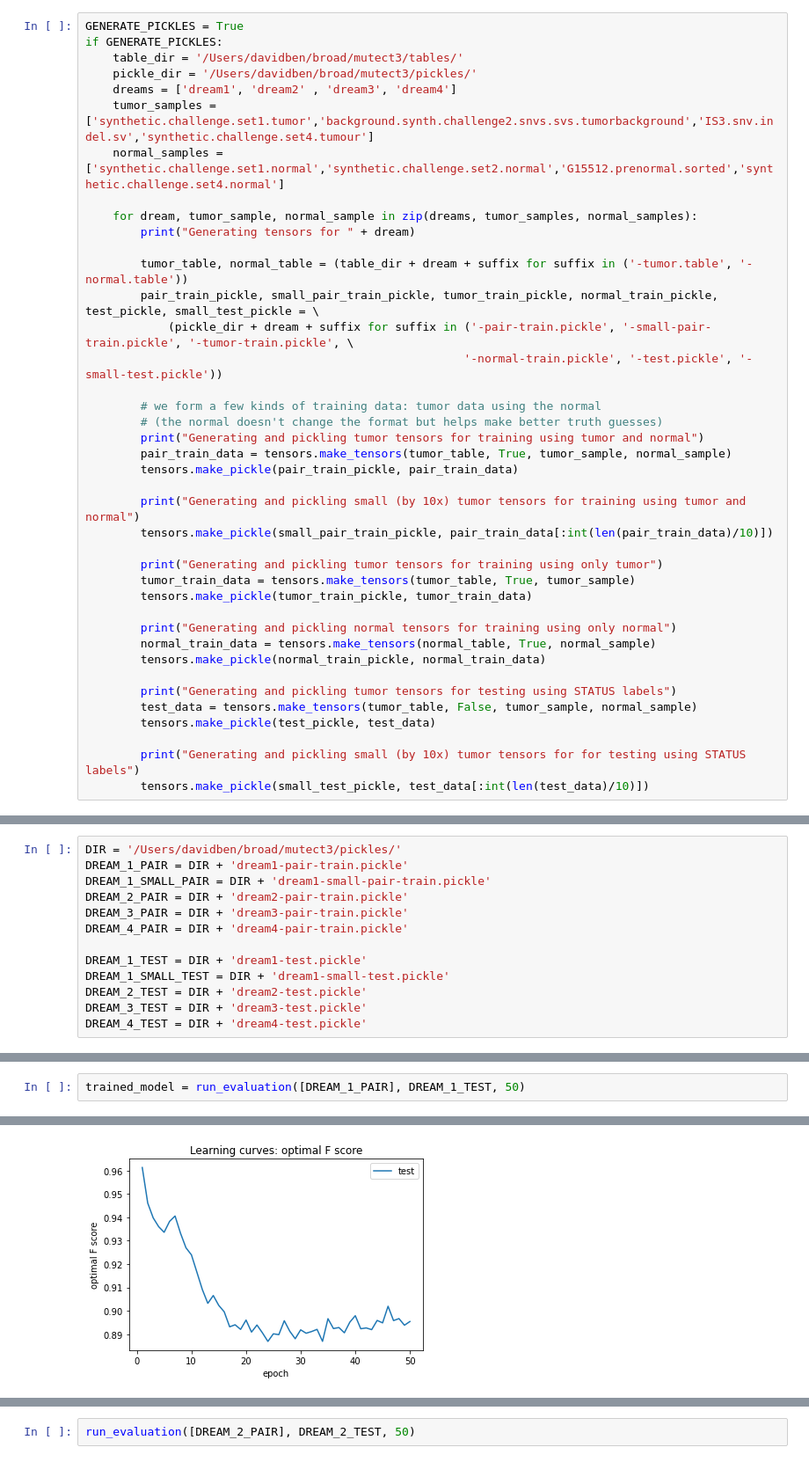
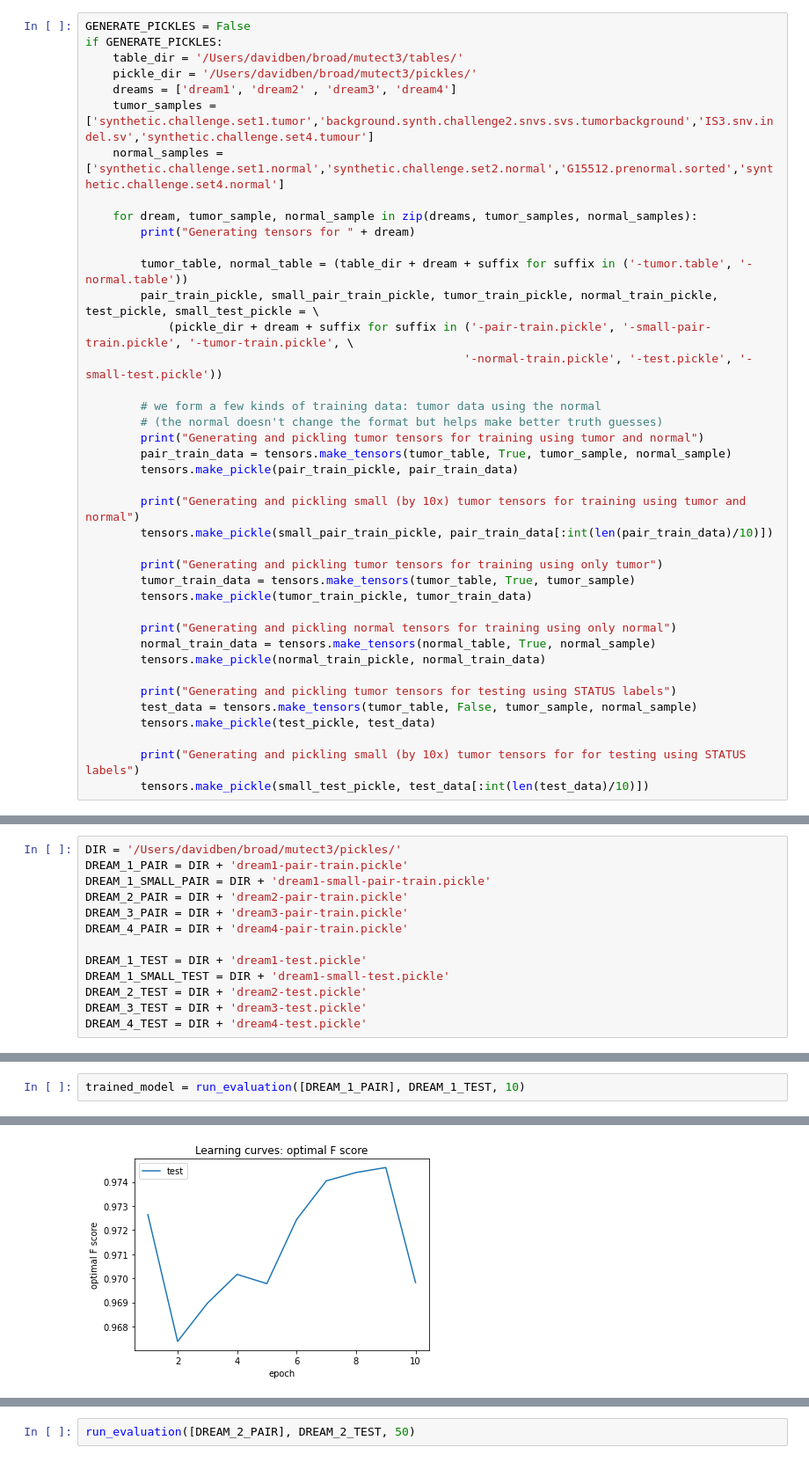
Before and after one commit to davidbenjamin/permutect, a Jupyter notebook: mutect3.ipynb, the cells around one changed output, grey strips where cells are left out. Shown at 88% size. Saved outputs shown, nothing was run; the diff lists cells and outputs as text.

```diff
--- a/mutect3.ipynb
+++ b/mutect3.ipynb
@@ -4,7 +4,7 @@ from mutect3 import data, validation, tensors, networks
 
 %matplotlib inline
 # %%
-GENERATE_PICKLES = True
+GENERATE_PICKLES = False
 if GENERATE_PICKLES:
     table_dir = '/Users/davidben/broad/mutect3/tables/'
     pickle_dir = '/Users/davidben/broad/mutect3/pickles/'
@@ -150,4 +132,4 @@ ReadSetClassifier(
 # %%
-trained_model = run_evaluation([DREAM_1_PAIR], DREAM_1_TEST, 50)
+trained_model = run_evaluation([DREAM_1_PAIR], DREAM_1_TEST, 10)
 # %% [output]
 Loading datasets from pickled files
@@ -173 +155 @@ Optimal logit threshold: 0.06165887787938118
-[figure, old version]
+[figure, new version]
```
Also changed, not shown: parts of 5 cells of this notebook, 4 other files.
